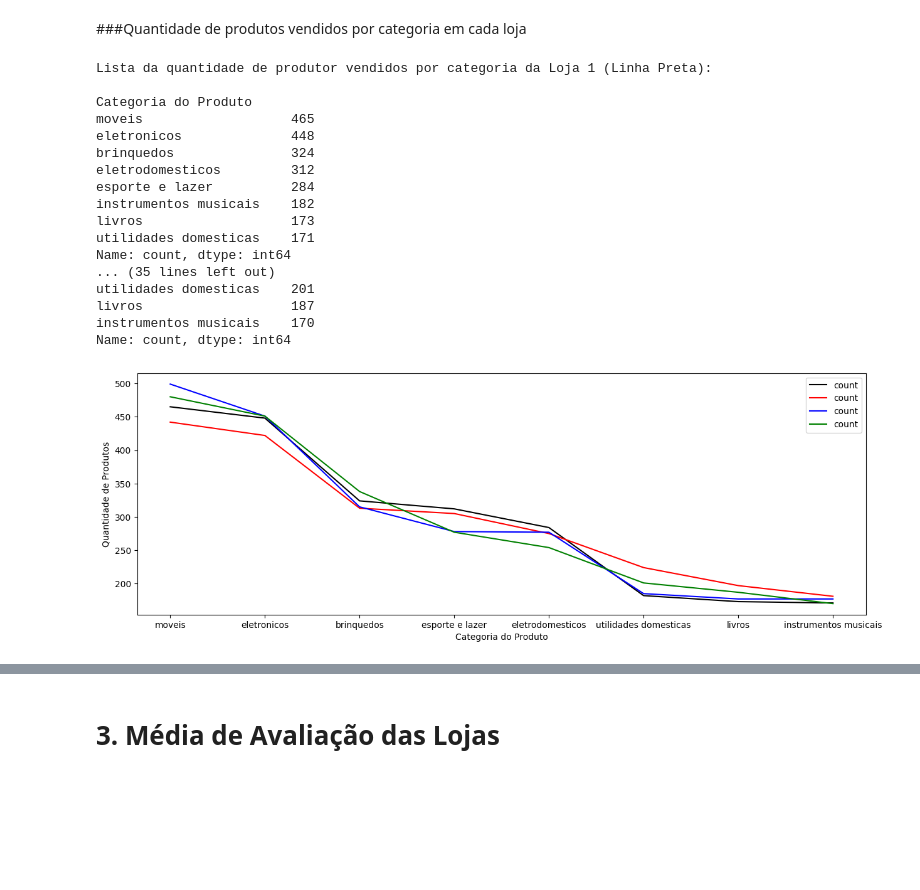
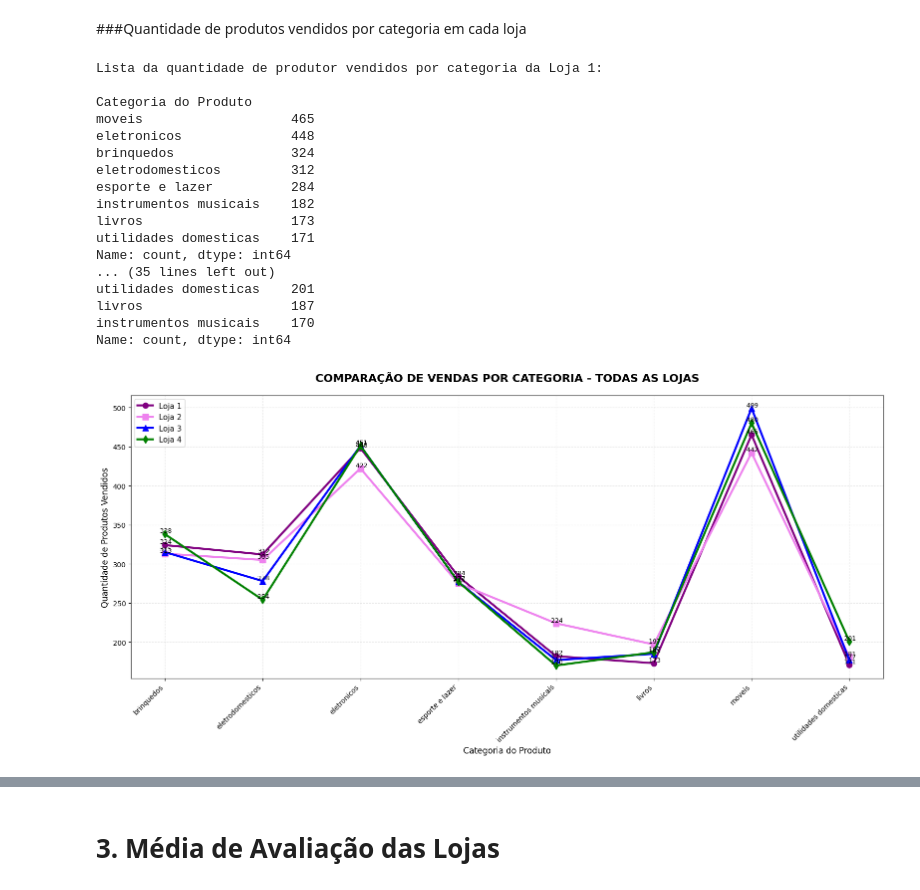
Before and after one commit to RodrigoMeneghettiEducation/AluraStoreBrasilChallengeDataSciencePythonPandas, a Jupyter notebook: AluraStoreBrasil.ipynb, the cells around one changed output, grey strips where cells are left out. Saved outputs shown, nothing was run; the diff lists cells and outputs as text; code cells hidden in the pictures; blank space fills up the shorter version.

```diff
--- a/AluraStoreBrasil.ipynb
+++ b/AluraStoreBrasil.ipynb
@@ -94,25 +150,19 @@ O faturamento total da loja 4 é: R$ 1384497.58
 # %% [markdown]
 ###Quantidade de produtos vendidos por categoria em cada loja
 # %%
-#Calculando a quantidade de produtos vendidos por categoria de cada loja.
+# Calculando a quantidade de produtos vendidos por categoria de cada loja
 qtd_produtos_por_categoria_loja1 = loja1['Categoria do Produto'].value_counts()
 qtd_produtos_por_categoria_loja2 = loja2['Categoria do Produto'].value_counts()
 qtd_produtos_por_categoria_loja3 = loja3['Categoria do Produto'].value_counts()
 qtd_produtos_por_categoria_loja4 = loja4['Categoria do Produto'].value_counts()
 
-#Exibindo os valores de quantidade de produtor vendidos por ategoria de cada loja.
-print(f"Lista da quantidade de produtor vendidos por categoria da Loja 1 (Linha Preta): \n\n{qtd_produtos_por_categoria_loja1}\n")
-print(f"Lista da quantidade de produtor vendidos por categoria da Loja 2 (Linha Vermelha): \n\n{qtd_produtos_por_categoria_loja2}\n")
-print(f"Lista da quantidade de produtor vendidos por categoria da Loja 3 (Linha Azul): \n\n{qtd_produtos_por_categoria_loja3}\n")
-print(f"Lista da quantidade de produtor vendidos por categoria da Loja 4 (Linha Verde): \n\n{qtd_produtos_por_categoria_loja4}\n")
-
-#Plotagem de gráfico tipo linhas em sobreposição das 4 lojas para comparação dos valores obtidos.
-qtd_produtos_por_categoria_loja1.plot(kind='line', legend='Loja1', ylabel="Quantidade de Produtos", figsize=(15, 5), color ='black');
-qtd_produtos_por_categoria_loja2.plot(kind='line', legend='Loja2', ylabel="Quantidade de Produtos", figsize=(15, 5), color ='red');
-qtd_produtos_por_categoria_loja3.plot(kind='line', legend='Loja3', ylabel="Quantidade de Produtos", figsize=(15, 5), color ='blue');
-qtd_produtos_por_categoria_loja4.plot(kind='line', legend='Loja4', ylabel="Quantidade de Produtos", figsize=(15, 5), color ='green');
+# Exibindo os valores de quantidade de produtor vendidos por ategoria de cada loja
+print(f"Lista da quantidade de produtor vendidos por categoria da Loja 1: \n\n{qtd_produtos_por_categoria_loja1}\n")
+print(f"Lista da quantidade de produtor vendidos por categoria da Loja 2: \n\n{qtd_produtos_por_categoria_loja2}\n")
+print(f"Lista da quantidade de produtor vendidos por categoria da Loja 3: \n\n{qtd_produtos_por_categoria_loja3}\n")
+print(f"Lista da quantidade de produtor vendidos por categoria da Loja 4: \n\n{qtd_produtos_por_categoria_loja4}\n")
 # %% [output]
-Lista da quantidade de produtor vendidos por categoria da Loja 1 (Linha Preta):
+Lista da quantidade de produtor vendidos por categoria da Loja 1:
 
 Categoria do Produto
 moveis                   465
@@ -129,4 +179,56 @@ utilidades domesticas    201
 livros                   187
 instrumentos musicais    170
 Name: count, dtype: int64
-[figure, removed]
+# %%
+# Gráfico de linhas sobrepostas de comparação direta
+plt.figure(figsize=(16, 8))
+
+# Ordenar categorias por ordem alfabética para melhor visualização
+categorias_ordenadas = sorted(set(qtd_produtos_por_categoria_loja1.index) |
+                              set(qtd_produtos_por_categoria_loja2.index) |
+                              set(qtd_produtos_por_categoria_loja3.index) |
+                              set(qtd_produtos_por_categoria_loja4.index))
+
+# Reindexar todas as séries com as mesmas categorias
+loja1_reindexed = qtd_produtos_por_categoria_loja1.reindex(categorias_ordenadas)
+loja2_reindexed = qtd_produtos_por_categoria_loja2.reindex(categorias_ordenadas)
+loja3_reindexed = qtd_produtos_por_categoria_loja3.reindex(categorias_ordenadas)
+loja4_reindexed = qtd_produtos_por_categoria_loja4.reindex(categorias_ordenadas)
+
+# Plotar as linhas
+plt.plot(categorias_ordenadas, loja1_reindexed.values,
+         marker='o', linewidth=3, markersize=8, color='purple', label='Loja 1')
+plt.plot(categorias_ordenadas, loja2_reindexed.values,
+         marker='s', linewidth=3, markersize=8, color='violet', label='Loja 2')
+plt.plot(categorias_ordenadas, loja3_reindexed.values,
+         marker='^', linewidth=3, markersize=8, color='blue', label='Loja 3')
+plt.plot(categorias_ordenadas, loja4_reindexed.values,
+         marker='d', linewidth=3, markersize=8, color='green', label='Loja 4')
+
+plt.title('COMPARAÇÃO DE VENDAS POR CATEGORIA - TODAS AS LOJAS',
+          fontsize=16, fontweight='bold', pad=20)
+plt.xlabel('Categoria do Produto', fontsize=12)
+plt.ylabel('Quantidade de Produtos Vendidos', fontsize=12)
+plt.xticks(rotation=45, ha='right')
+plt.legend(loc='upper left', fontsize=11)
+plt.grid(True, alpha=0.3, linestyle='--')
+
+# Adicionar valores nos pontos
+for cat, v1, v2, v3, v4 in zip(categorias_ordenadas,
+                                loja1_reindexed.values,
+                                loja2_reindexed.values,
+                                loja3_reindexed.values,
+                                loja4_reindexed.values):
+    if not pd.isna(v1):
+        plt.text(cat, v1, f' {int(v1)}', va='bottom', ha='center', fontsize=9, color='black')
+    if not pd.isna(v2):
+        plt.text(cat, v2, f' {int(v2)}', va='bottom', ha='center', fontsize=9, color= 'black')
+    if not pd.isna(v3):
+        plt.text(cat, v3, f' {int(v3)}', va='bottom', ha='center', fontsize=9, color='black')
+    if not pd.isna(v4):
+        plt.text(cat, v4, f' {int(v4)}', va='bottom', ha='center', fontsize=9, color='black')
+
+plt.tight_layout()
+plt.show()
+# %% [output]
+[figure, added]
```
Also changed, not shown: parts of 24 cells of this notebook.
